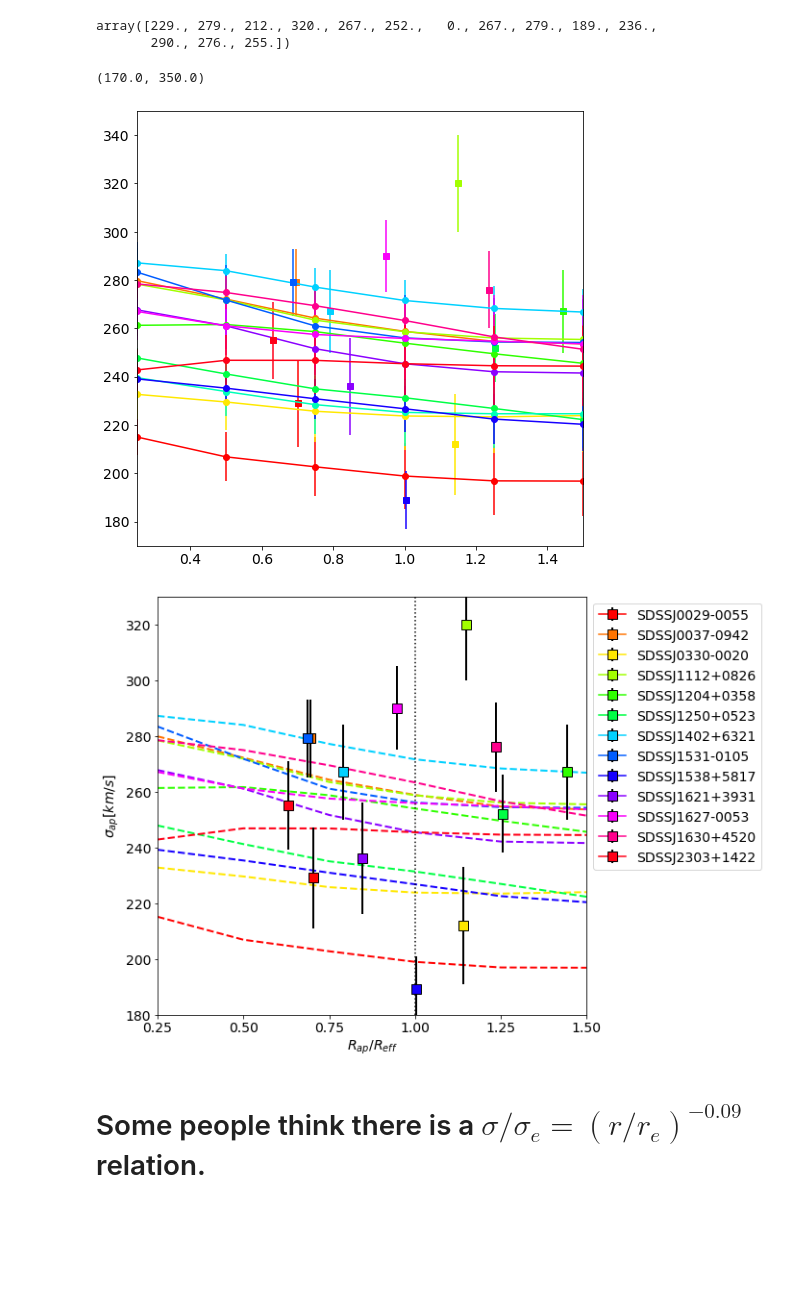
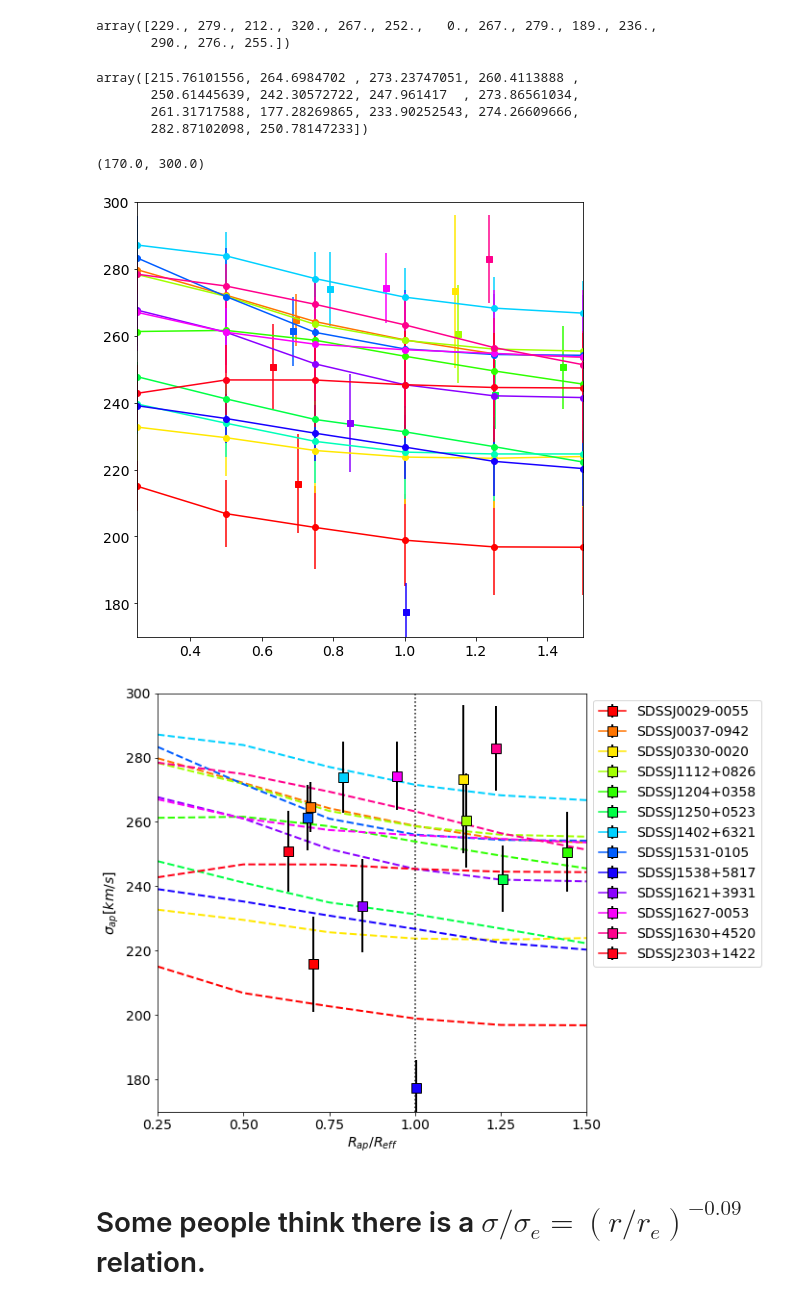
Before and after one commit to shawnknabel/slacs_kinematics_jam_modeling, a Jupyter notebook: jupyter_notebooks/kinematics_maps/fast_and_slow_rotators_analysis_011023.ipynb, the cells around one changed output. Drawn from its saved outputs; the diff is of its cells as text; code cells hidden in the pictures; blank space fills up the shorter version.

```diff
--- a/jupyter_notebooks/kinematics_maps/fast_and_slow_rotators_analysis_011023.ipynb
+++ b/jupyter_notebooks/kinematics_maps/fast_and_slow_rotators_analysis_011023.ipynb
@@ -896,6 +959,7 @@ kdc_mark = '^'
 # %%
 # plot the V_sigma and lambda_R to ellipticities
 
+plt.rcParams.update({'font.size': 14})
 
 epsilons = np.linspace(0.0,1.0,100)
 V_sigmas_iso = np.zeros(100)
@@ -928,10 +992,10 @@ plt.plot(epsilons, 1/3 * V_sigmas_iso,
 # scatter plot for the datapoints
 plt.scatter(eps_slow, V_sigmas_pix_slow,
             s=120, c='r', marker=nonregular, edgecolor='k', linewidth=1,
-            label='slow rotator', alpha=0.8)
+            label='slow rotation', alpha=0.8)
 plt.scatter(eps_fast, V_sigmas_pix_fast,
             s=230, c='b', marker=rotator,
-            label='fast rotator')
+            label='fast rotation')
 plt.scatter(eps_uncertain, V_sigmas_pix_uncertain,
             s=150, c='k', marker=uncertain_mark, linewidth=0.5,
             label='uncertain')
@@ -939,8 +1003,8 @@ plt.scatter(eps_fast_kdc, V_sigmas_pix_fast_kdc,
             s=150, marker='^', edgecolor='red', facecolor='none', linewidth=2,
             label='KDC')
 
-plt.xlabel(r'$\epsilon$',fontsize=26)
-plt.ylabel(r'$V/\sigma$',fontsize=20)
+plt.xlabel(r'$\epsilon$',fontsize=22)
+plt.ylabel(r'$V/\sigma$',fontsize=22)
 plt.legend(fontsize=14)
 plt.savefig(f'{data_dir}mosaics/kinematic_class_vsigma_pix.png')
 plt.savefig(f'{data_dir}mosaics/kinematic_class_vsigma_pix.pdf')
@@ -966,10 +1030,10 @@ plt.plot([0.4, 0.4],[0.0, 0.08+0.4/4],
 # scatter plots for the datapoints
 plt.scatter(eps_slow, lambda_Rs_pix_slow,
             s=120, c='r', marker=nonregular, edgecolor='k', linewidth=1,
-            label='slow rotator', alpha=0.8)
+            label='slow rotation', alpha=0.8)
 plt.scatter(eps_fast, lambda_Rs_pix_fast,
             s=230, c='b', marker=rotator,
-            label='fast rotator')
+            label='fast rotation')
 plt.scatter(eps_uncertain, lambda_Rs_pix_uncertain,
             s=150, c='k', marker=uncertain_mark, linewidth=0.5,
             label='uncertain')
@@ -977,7 +1041,7 @@ plt.scatter(eps_fast_kdc, lambda_Rs_pix_fast_kdc,
             s=150, marker='^', edgecolor='red', facecolor='none', linewidth=2,
             label='KDC')
 
-plt.xlabel(r'$\epsilon$',fontsize=26)
+plt.xlabel(r'$\epsilon$',fontsize=22)
 plt.ylabel(r'$\lambda_R$',fontsize=22)
 plt.legend(fontsize=14, loc='upper left')
 plt.savefig(f'{data_dir}mosaics/kinematic_class_lambdar_pix.png')
@@ -1438,8 +1518,8 @@ classifications['V_aperture'] = V_aperture
 classifications['VD_aperture'] = VD_aperture
 classifications['dVD_aperture'] = dVD_aperture
 classifications['Vrms_aperture'] = Vrms_aperture
-classifications['SLACS VD'] = sdss_sigmas
-classifications['SLACS dVD'] = sdss_sigmas_err
+classifications['SLACS_VD_B08'] = sdss_sigmas
+classifications['SLACS_dVD_B08'] = sdss_sigmas_err
 # %%
 classifications
 # %% [output]
@@ -1856,7 +1937,7 @@ G_unit
 # %% [output]
 $4.3009173 \times 10^{-6} \; \mathrm{\frac{km^{2}\,kpc}{M_{\odot}\,s^{2}}}$
 # %%
-slacs_reffs = classifications['SLACS reff']
+slacs_reffs = classifications['SLACS_reff']
 reffs = classifications['effective_radius']
 #reffs[6] = classifications.loc[6, 'SLACS reff']
 reff_majs = classifications['reff_maj']
@@ -1895,4 +1976,5 @@ Name: stellar_mass, dtype: float64
 # %%
 # look in log space
 log_Mdyn = np.log10(M_dyn.value)
-log_Mstar = np.log10(classifications.stellar_mass[not_na])
+not_na = np.isfinite(log_Mdyn)
+log_Mstar = np.log10(classifications.stellar_mass)
@@ -2549,37 +2631,46 @@ sdss_sigmas
 # %% [output]
 array([229., 279., 212., 320., 267., 252.,   0., 267., 279., 189., 236.,
        290., 276., 255.])
+# %%
+VD_slacs_asb
+# %% [output]
+array([215.76101556, 264.6984702 , 273.23747051, 260.4113888 ,
+       250.61445639, 242.30572722, 247.961417  , 273.86561034,
+       261.31717588, 177.28269865, 233.90252543, 274.26609666,
+       282.87102098, 250.78147233])
 # %%
 # calculate the SDSS aperture radius divided by the effective radius, plot SDSS sigma there
 def get_cmap(n, name='hsv'):
     '''Returns a function that maps each index in 0, 1, ..., n-1 to a distinct
     RGB color; the keyword argument name must be a standard mpl colormap name.'''
     return plt.cm.get_cmap(name, n)
 
 cmap = get_cmap(14)
 
 aperture_ratios = 1.5/reffs
 
 # plot
 fig, ax = plt.subplots(1, figsize=(8,8))
 for i in range(len(obj_names)):
     ax.errorbar(reff_factors,
                 VD_ap_int_rms_pixel_method_aptest[:,i],
                 yerr=dVD_ap_int_rms_pixel_method_aptest[:,i],
                 c=cmap(i),
                marker='o',)
     #axs[1].plot(reff_factors, VD_ap_int_rms_bin_method_aptest[:,i], c='k')
 
     ax.errorbar(aperture_ratios[i],
-                sdss_sigmas[i],
-                yerr=sdss_sigmas_err[i],
+                #sdss_sigmas[i], # replace with the updated SDSS measurements
+                VD_slacs_asb[i],
+                #yerr=sdss_sigmas_err[i],
+                yerr=dVD_slacs_asb[i],
                 c=cmap(i),
                marker='s')
 ax.set_xlim(0.25,1.5)
-ax.set_ylim(170, 350)
+ax.set_ylim(170, 300)
 # %% [output]
-(170.0, 350.0)
+(170.0, 300.0)
-[figure, old version]
+[figure, new version]
 # %%
 # calculate the SDSS aperture radius divided by the effective radius, plot SDSS sigma there
 def get_cmap(n, name='hsv'):
@@ -2608,8 +2699,10 @@ for i in range(len(obj_names)):
     #axs[1].plot(reff_factors, VD_ap_int_rms_bin_method_aptest[:,i], c='k')
 
     ax.errorbar(aperture_ratios[i],
-                sdss_sigmas[i],
-                yerr=sdss_sigmas_err[i],
+                #sdss_sigmas[i],
+                #yerr=sdss_sigmas_err[i],
+                VD_slacs_asb[i],
+                dVD_slacs_asb[i],
                 color=cmap(i),
                marker='s',
               markersize=10,
@@ -2620,15 +2713,15 @@ for i in range(len(obj_names)):
                )
 ax.axvline(1.00, 0, 1, c='k', linestyle=':')
 ax.set_xticks(reff_factors)
-ax.set_ylim(180, 330)
+ax.set_ylim(170, 300)
 ax.set_xlim(0.25, 1.5)
 ax.set_xlabel(r'$R_{ap}/R_{eff}$')
 ax.set_ylabel(r'$\sigma_{ap} [km/s]$')
 ax.legend(bbox_to_anchor=(1.0,1.0))
 
-plt.savefig(f'{data_dir}aperture_integration_effects_{date}.pdf')
+plt.savefig(f'{data_dir}aperture_integration_effects_{date}.pdf', bbox_inches='tight')
 # %% [output]
-[figure, old version]
+[figure, new version]
 # %% [markdown]
 # Some people think there is a $\sigma/\sigma_e = (r/r_e)^{-0.09}$ relation.
 # %%
```
Also changed, not shown: parts of 53 cells of this notebook.
